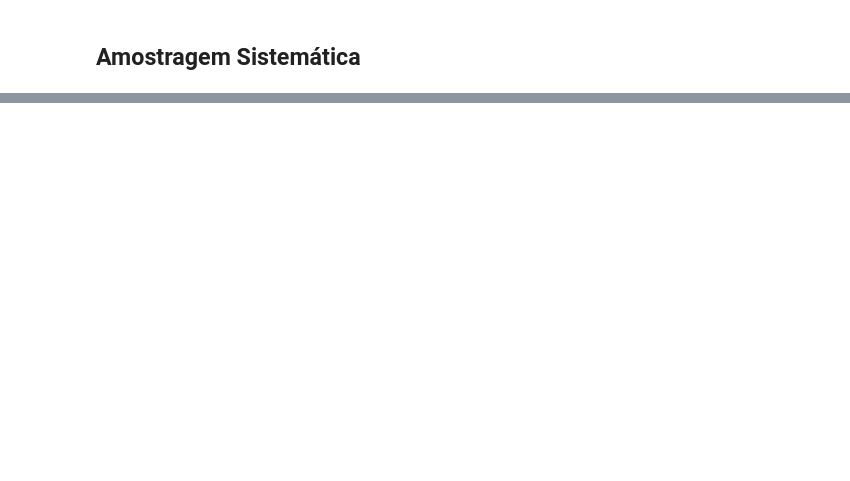
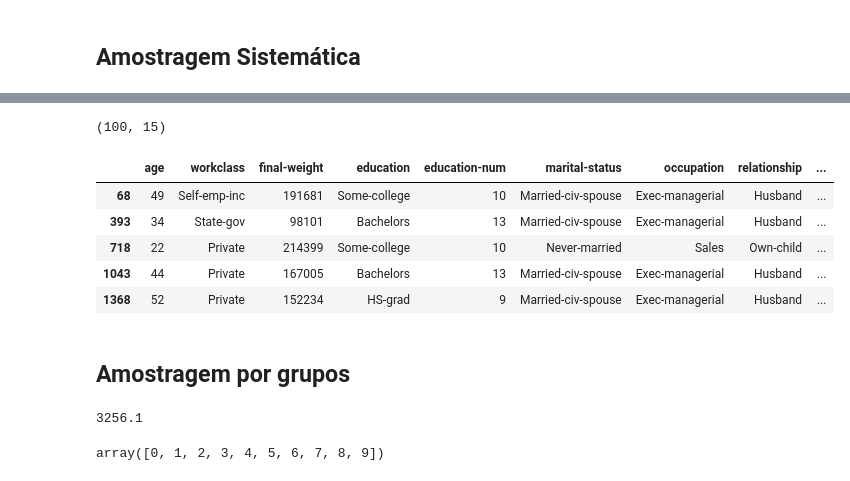
Before and after one commit to fapers/estatistica-ciencia-de-dados, a Jupyter notebook: populacao-amostra/amostragem.ipynb, the cells around one changed output, grey strips where cells are left out. Saved outputs shown, nothing was run; the diff lists cells and outputs as text; code cells hidden in the pictures; blank space fills up the shorter version.

Commit message:
carrega base, amostra aleatória simples, amostra sistemática, amostra por grupos e amostra estratificada

```diff
--- a/populacao-amostra/amostragem.ipynb
+++ b/populacao-amostra/amostragem.ipynb
@@ -88,0 +100,6 @@ df_amostra_aleatoria_simples.head()
+# %%
+# Fixar o número aleatório
+random.seed(2)
+# Gerando um número aleatório
+inicio = random.randint(0,325)
+inicio
@@ -88,0 +124,33 @@ df_amostra_aleatoria_simples.head()
+# %%
+# Função
+def amostragem_sistematica(dataset, amostras):
+    # intervalo de amostragem
+    intervalo = len(dataset) // amostras
+    # Fixa um número aleatório
+    random.seed(1)
+    inicio = random.randint(0, intervalo)
+    # Retorna os indices escolhidos do dataset
+    indices = np.arange(inicio, len(dataset), step=intervalo)
+    # Retorna as linhas do dataset em função dos indices selecionados
+    amostra_sistematica = dataset.iloc[indices]
+    return amostra_sistematica
+# %%
+df_amostra_sistematica = amostragem_sistematica(dataset, 100)
+df_amostra_sistematica.shape
+# %% [output]
+(100, 15)
+# %%
+df_amostra_sistematica.head()
+# %% [output]
+|  | age | workclass | final-weight | education | education-num | marital-status | occupation | relationship | ... |
+| 68 | 49 | Self-emp-inc | 191681 | Some-college | 10 | Married-civ-spouse | Exec-managerial | Husband | ... |
+| 393 | 34 | State-gov | 98101 | Bachelors | 13 | Married-civ-spouse | Exec-managerial | Husband | ... |
+| 718 | 22 | Private | 214399 | Some-college | 10 | Never-married | Sales | Own-child | ... |
+| 1043 | 44 | Private | 167005 | Bachelors | 13 | Married-civ-spouse | Exec-managerial | Husband | ... |
+| 1368 | 52 | Private | 152234 | HS-grad | 9 | Married-civ-spouse | Exec-managerial | Husband | ... |
+# %% [markdown]
+## Amostragem por grupos
+# %%
+len(dataset) / 10
+# %% [output]
+3256.1
@@ -88,0 +170,5 @@ df_amostra_aleatoria_simples.head()
+# %%
+# Conta os valores únicos
+np.unique(grupos)
+# %% [output]
+array([0, 1, 2, 3, 4, 5, 6, 7, 8, 9])
```
Also changed, not shown: parts of 30 cells of this notebook.
